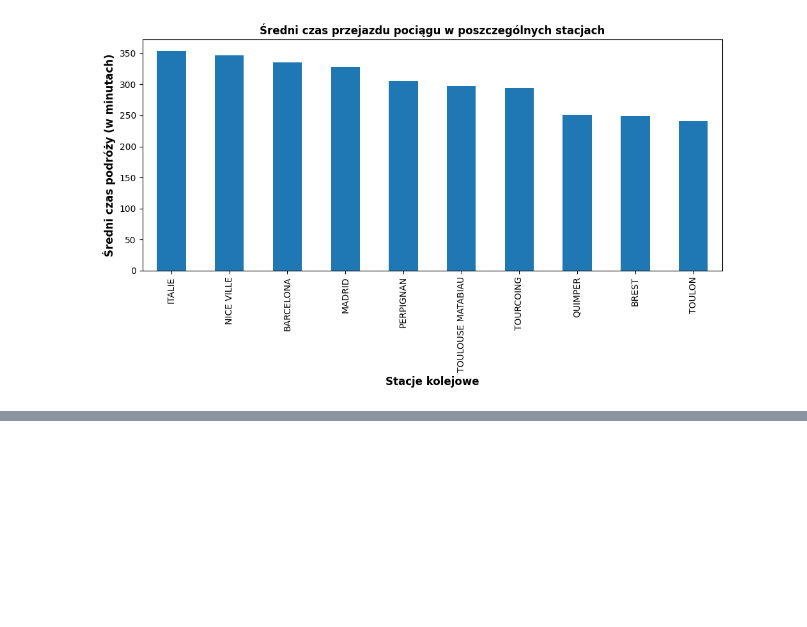
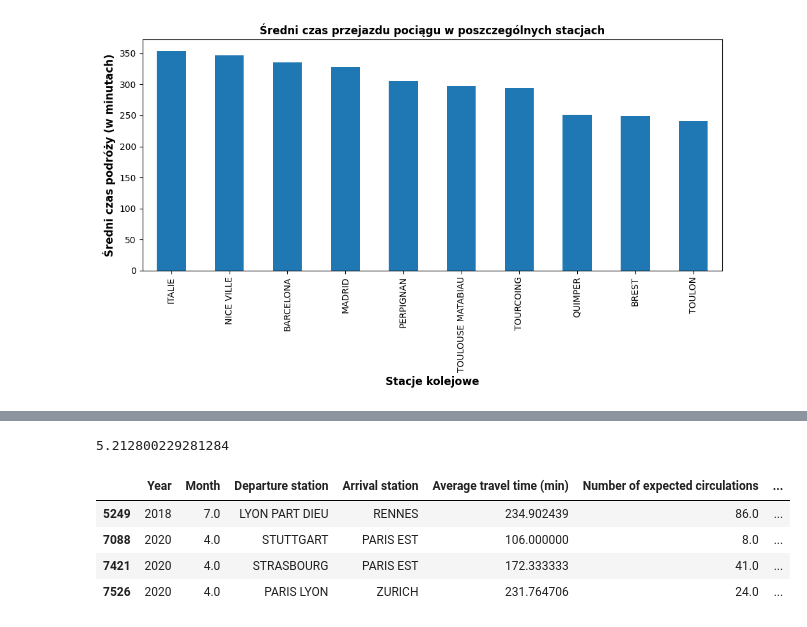
Before and after one commit to infoshareacademy/grupa_BKMMZ, a Jupyter notebook: Python/trains_notebook.ipynb, the cells around one changed output, grey strips where cells are left out. Saved outputs shown, nothing was run; the diff lists cells and outputs as text; code cells hidden in the pictures; blank space fills up the shorter version.

```diff
--- a/Python/trains_notebook.ipynb
+++ b/Python/trains_notebook.ipynb
@@ -38,2 +40,0 @@ df_clean = df.copy()
-# %%
-df.columns = df.columns.str.replace(" ", "_")
@@ -59,3 +53,0 @@ df.head()
-# %%
-pd.set_option('display.max_columns', None)
-df.info(verbose = True)
@@ -199,0 +221,3 @@ plt.show()
+# %%
+df['Trainline'] = df['Departure station'] + ' - ' + df['Arrival station']
+df['Trainline']
@@ -199,0 +239,3 @@ plt.show()
+# %%
+df['Number of circulations'] = df['Number of expected circulations'] - df['Number of cancelled trains']
+df['Number of circulations']
@@ -199,0 +300,14 @@ plt.show()
+# %%
+df['Average delay of all arriving trains (min)'].mean()
+# %% [output]
+5.212800229281284
+# %%
+delays_all_arriving = df[df['Average delay of all arriving trains (min)'] > 32.73753340468104]
+
+delays_all_arriving.head()
+# %% [output]
+|  | Year | Month | Departure station | Arrival station | Average travel time (min) | Number of expected circulations | ... |
+| 5249 | 2018 | 7.0 | LYON PART DIEU | RENNES | 234.902439 | 86.0 | ... |
+| 7088 | 2020 | 4.0 | STUTTGART | PARIS EST | 106.000000 | 8.0 | ... |
+| 7421 | 2020 | 4.0 | STRASBOURG | PARIS EST | 172.333333 | 41.0 | ... |
+| 7526 | 2020 | 4.0 | PARIS LYON | ZURICH | 231.764706 | 24.0 | ... |
```
Also changed, not shown: parts of 34 cells of this notebook, 1 other file.
